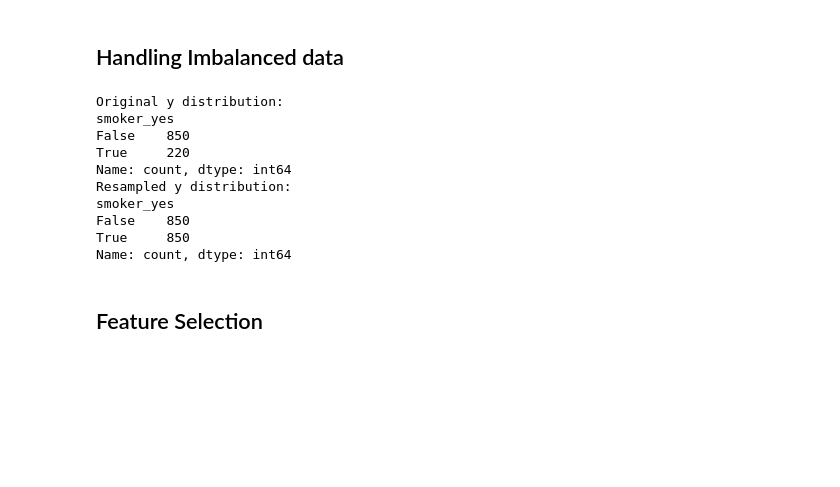
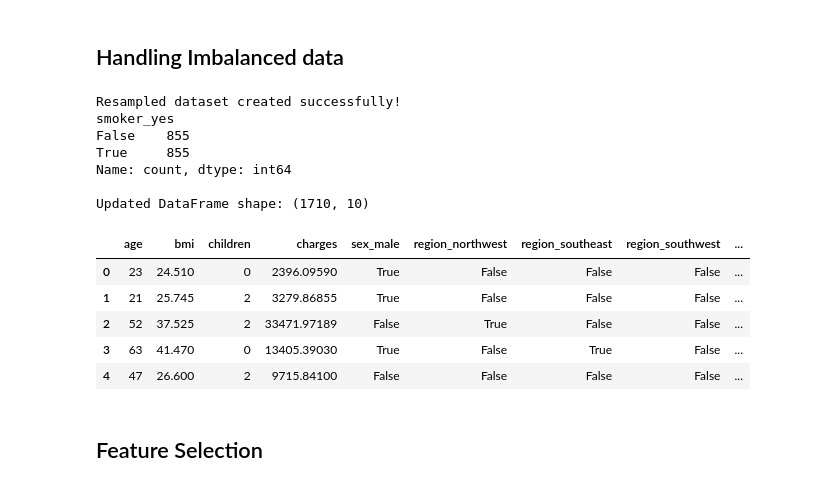
Before and after one commit to KianFoh/MACHINE-LEARNING-AND-RELATED-APPLICATIONS, a Jupyter notebook: process_data_regression_problem.ipynb, the cells around one changed output. Cells and saved outputs as stored; diff of their text form; code cells hidden in the pictures; blank space fills up the shorter version.

```diff
--- a/process_data_regression_problem.ipynb
+++ b/process_data_regression_problem.ipynb
@@ -159,32 +90,42 @@ df_encoded = pd.get_dummies(df, columns=['sex', 'smoker', 'region'], drop_first=
 ## Handling Imbalanced data
 # %%
 # Split the dataset into training and testing sets
-X = df_encoded.drop('smoker_yes', axis=1)  # Drop 'smoker_yes' instead of 'smoker'
-y = df_encoded['smoker_yes']  # Use 'smoker_yes' as the target variable
+X = df.drop('smoker_yes', axis=1)
+y = df['smoker_yes']
 
-# Split the data into training and testing sets (80-20 split)
-X_train, X_test, y_train, y_test = train_test_split(X, y, test_size=0.2, random_state=42)
+# Split into train/test sets
+X_train, X_test, y_train, y_test = train_test_split(
+    X, y, test_size=0.2, random_state=42
+)
 
-# Initialize SMOTE and fit to the training data
+# Initialize SMOTE
 smote = SMOTE(sampling_strategy='auto', random_state=42)
 
 # Fit and resample the training data
 X_resampled, y_resampled = smote.fit_resample(X_train, y_train)
 
-# Check the new distribution of classes
-print(f"Original y distribution:\n{y_train.value_counts()}")
-print(f"Resampled y distribution:\n{pd.Series(y_resampled).value_counts()}")
+# Combine resampled features and target into one DataFrame
+df = pd.concat([X_resampled, y_resampled.rename('smoker_yes')], axis=1)
+
+# Check the new class balance
+print("Resampled dataset created successfully!")
+print(df['smoker_yes'].value_counts())
+print("\nUpdated DataFrame shape:", df.shape)
+df.head()
 # %% [output]
-Original y distribution:
+Resampled dataset created successfully!
 smoker_yes
-False    850
-True     220
+False    855
+True     855
 Name: count, dtype: int64
-Resampled y distribution:
-smoker_yes
-False    850
-True     850
-Name: count, dtype: int64
+
+Updated DataFrame shape: (1710, 10)
+|  | age | bmi | children | charges | sex_male | region_northwest | region_southeast | region_southwest | ... |
+| 0 | 23 | 24.510 | 0 | 2396.09590 | True | False | False | False | ... |
+| 1 | 21 | 25.745 | 2 | 3279.86855 | True | False | False | False | ... |
+| 2 | 52 | 37.525 | 2 | 33471.97189 | False | True | False | False | ... |
+| 3 | 63 | 41.470 | 0 | 13405.39030 | True | False | True | False | ... |
+| 4 | 47 | 26.600 | 2 | 9715.84100 | False | False | False | False | ... |
 # %% [markdown]
 ## Feature Selection
 # %%
```
Also changed, not shown: parts of 18 cells of this notebook, 1 other file.
